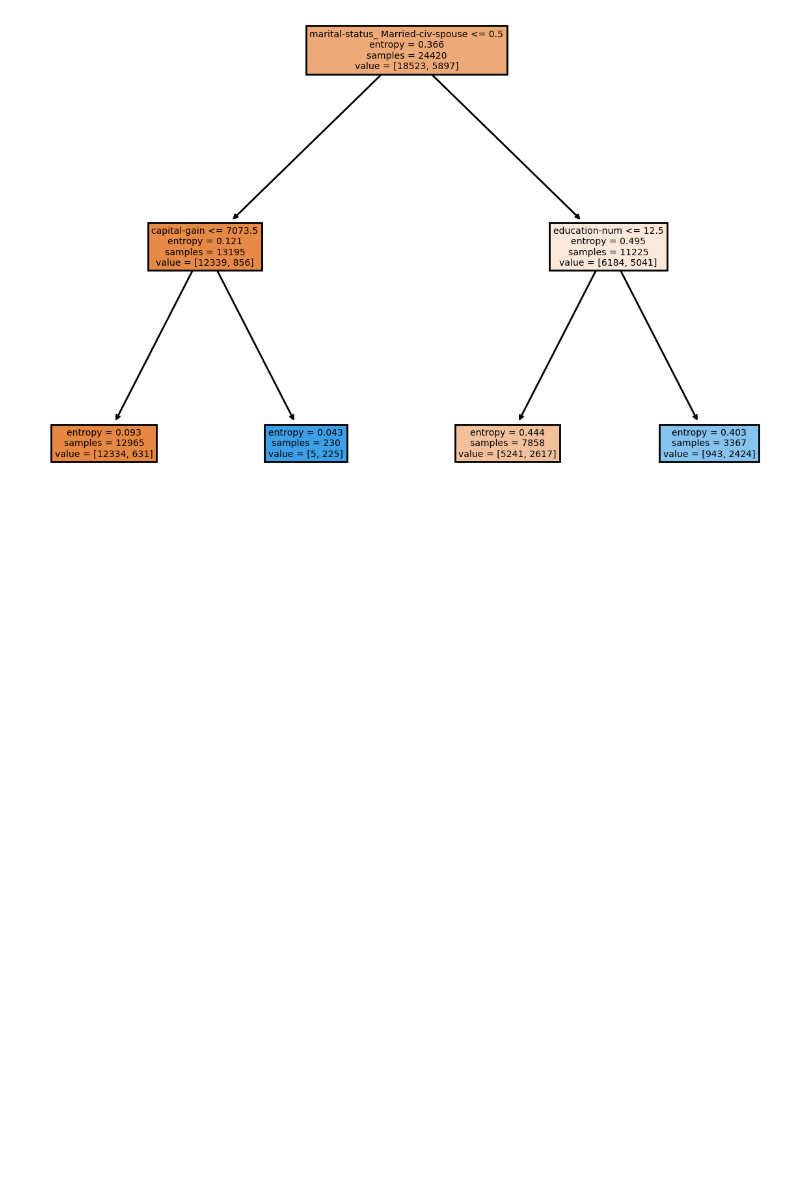
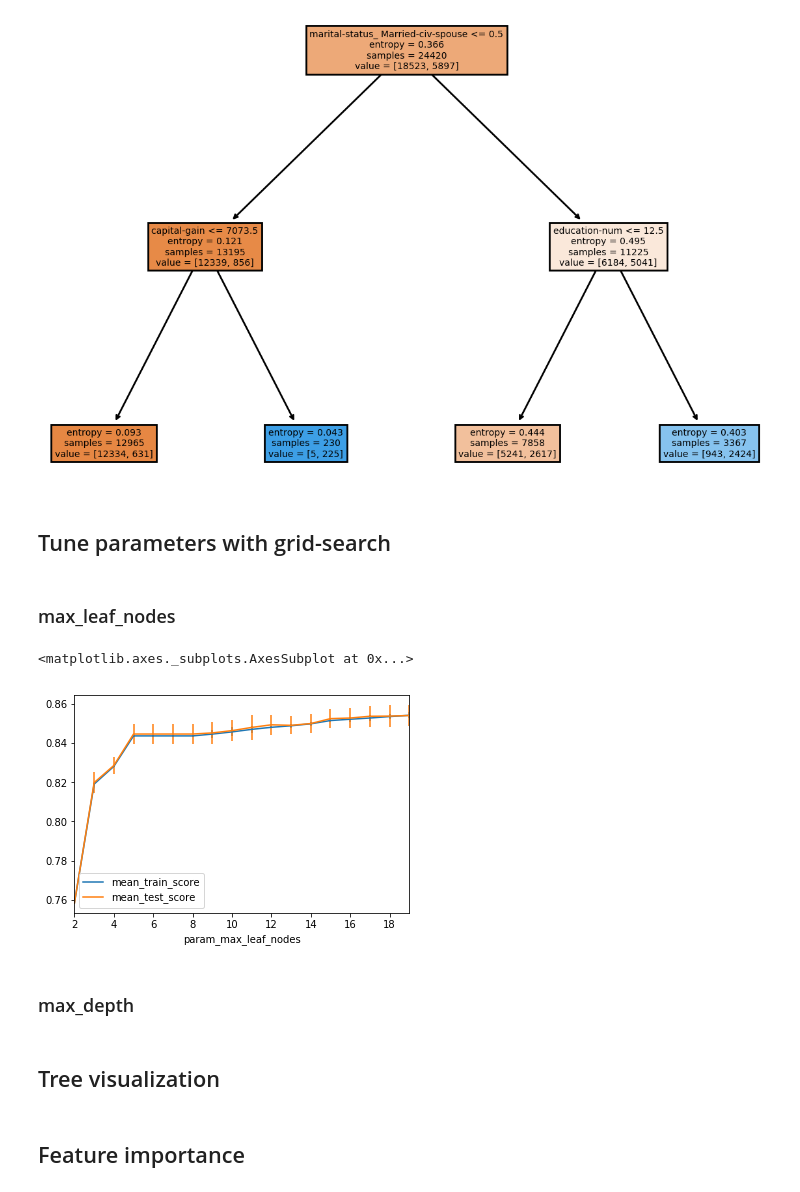
Before and after one commit to lgaalves/AppliedMathSchoolLectures, a Jupyter notebook: day-5-machine-learning-part-II/02 - Trees.ipynb, the cells around one changed output. Cells and saved outputs as stored; diff of their text form; code cells hidden in the pictures; blank space fills up the shorter version.

```diff
--- a/day-5-machine-learning-part-II/02 - Trees.ipynb
+++ b/day-5-machine-learning-part-II/02 - Trees.ipynb
@@ -242,3 +244,23 @@ plt.figure(dpi=200)
 plot_tree(tree, feature_names=data_one_hot.columns, filled=True)
 # %% [output]
 [figure]
+# %% [markdown]
+## Tune parameters with grid-search
+# %% [markdown]
+### max_leaf_nodes
+# %%
+from sklearn.model_selection import GridSearchCV
+param_grid = {'max_leaf_nodes': range(2, 20)}
+grid = GridSearchCV(DecisionTreeClassifier(random_state=0), param_grid=param_grid,
+                    cv=StratifiedShuffleSplit(20, random_state=1),
+                   return_train_score=True)
+grid.fit(X_train, y_train)
+
+scores = pd.DataFrame(grid.cv_results_)
+scores.plot(x='param_max_leaf_nodes', y='mean_train_score', yerr='std_train_score', ax=plt.gca())
+scores.plot(x='param_max_leaf_nodes', y='mean_test_score', yerr='std_test_score', ax=plt.gca())
+# %% [output]
+<matplotlib.axes._subplots.AxesSubplot at 0x...>
+[figure, added]
+# %% [markdown]
+### max_depth
@@ -244,0 +278,2 @@ plot_tree(tree, feature_names=data_one_hot.columns, filled=True)
+# %% [markdown]
+## Tree visualization
@@ -244,0 +282,2 @@ plot_tree(tree, feature_names=data_one_hot.columns, filled=True)
+# %% [markdown]
+## Feature importance
```
Also changed, not shown: parts of 4 cells of this notebook.
